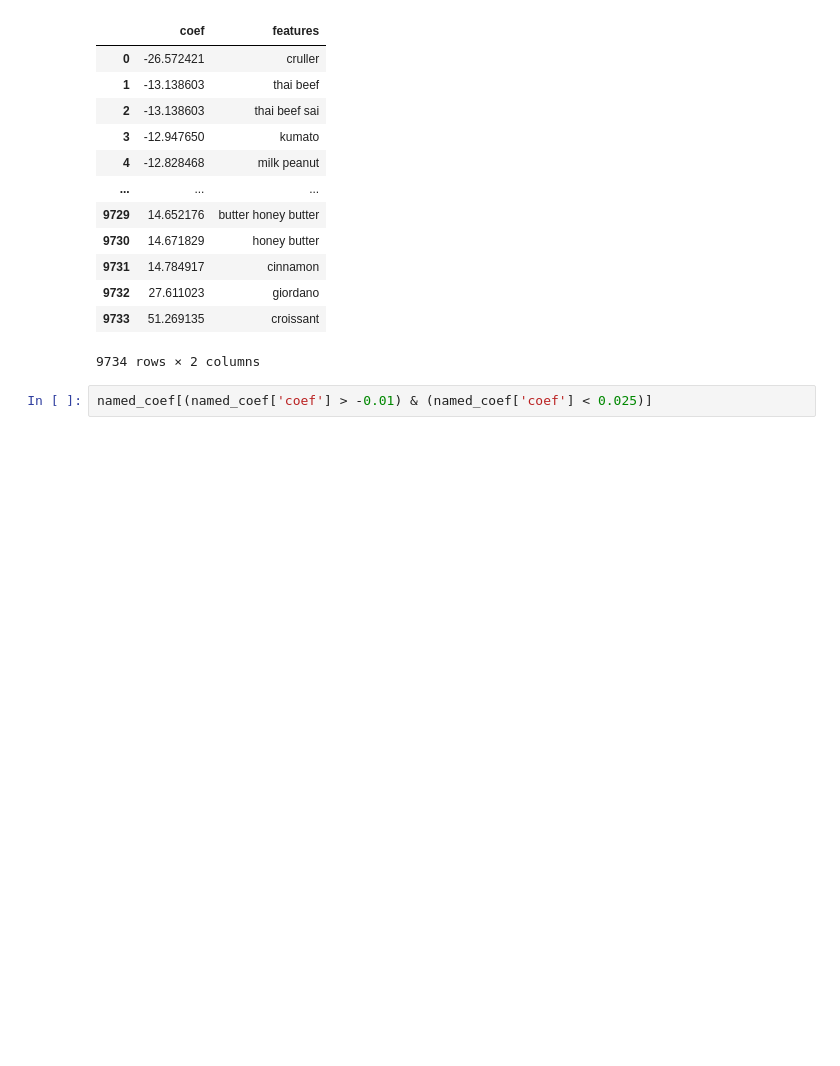
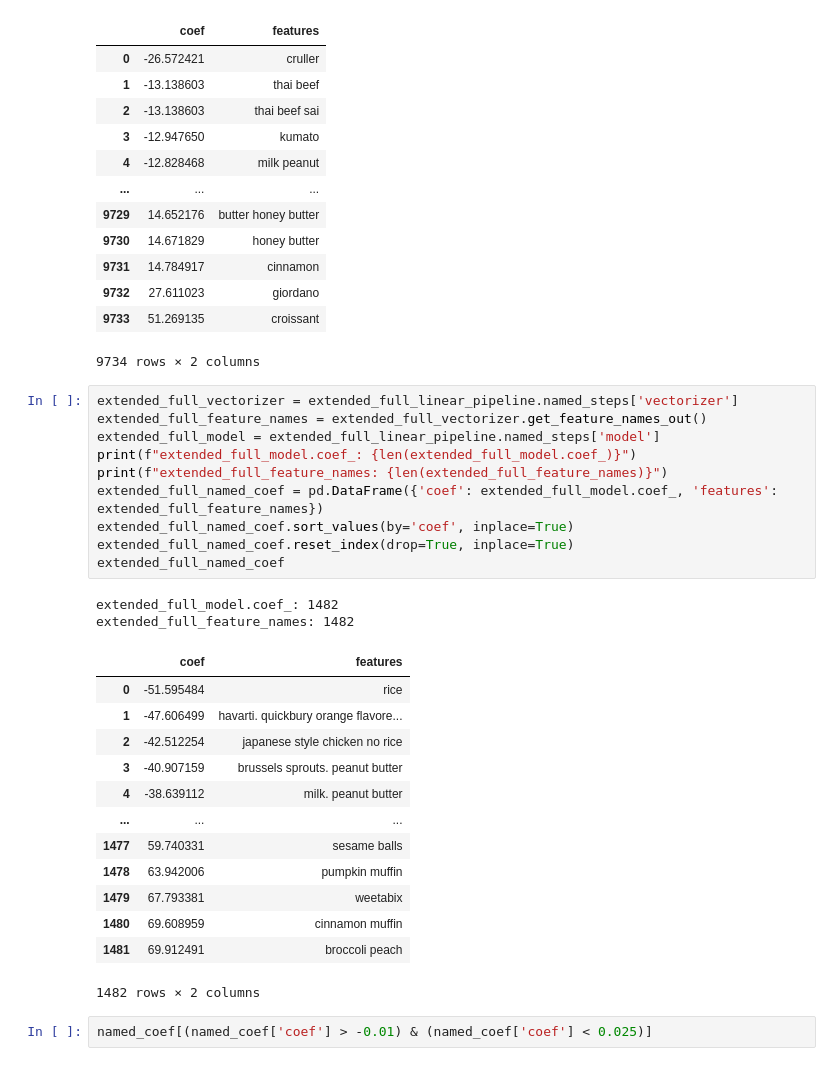
Before and after one commit to piggyatbaqaqi/sugarbowl, a Jupyter notebook: explore/sugarbowl_piggy.ipynb, the cells around one changed output. Cells and saved outputs as stored; diff of their text form; blank space fills up the shorter version.

```diff
--- a/explore/sugarbowl_piggy.ipynb
+++ b/explore/sugarbowl_piggy.ipynb
@@ -564,6 +636,32 @@ extended_feature_names: 9734
 | 9732 | 27.611023 | giordano |
 | 9733 | 51.269135 | croissant |
 9734 rows × 2 columns
+# %%
+extended_full_vectorizer = extended_full_linear_pipeline.named_steps['vectorizer']
+extended_full_feature_names = extended_full_vectorizer.get_feature_names_out()
+extended_full_model = extended_full_linear_pipeline.named_steps['model']
+print(f"extended_full_model.coef_: {len(extended_full_model.coef_)}")
+print(f"extended_full_feature_names: {len(extended_full_feature_names)}")
+extended_full_named_coef = pd.DataFrame({'coef': extended_full_model.coef_, 'features': extended_full_feature_names})
+extended_full_named_coef.sort_values(by='coef', inplace=True)
+extended_full_named_coef.reset_index(drop=True, inplace=True)
+extended_full_named_coef
+# %% [output]
+extended_full_model.coef_: 1482
+extended_full_feature_names: 1482
+|  | coef | features |
+| 0 | -51.595484 | rice |
+| 1 | -47.606499 | havarti. quickbury orange flavore... |
+| 2 | -42.512254 | japanese style chicken no rice |
+| 3 | -40.907159 | brussels sprouts. peanut butter |
+| 4 | -38.639112 | milk. peanut butter |
+| ... | ... | ... |
+| 1477 | 59.740331 | sesame balls |
+| 1478 | 63.942006 | pumpkin muffin |
+| 1479 | 67.793381 | weetabix |
+| 1480 | 69.608959 | cinnamon muffin |
+| 1481 | 69.912491 | broccoli peach |
+1482 rows × 2 columns
 # %%
 named_coef[(named_coef['coef'] > -0.01) & (named_coef['coef'] < 0.025)]
 # %% [output]
```
Also changed, not shown: parts of 4 cells of this notebook.
